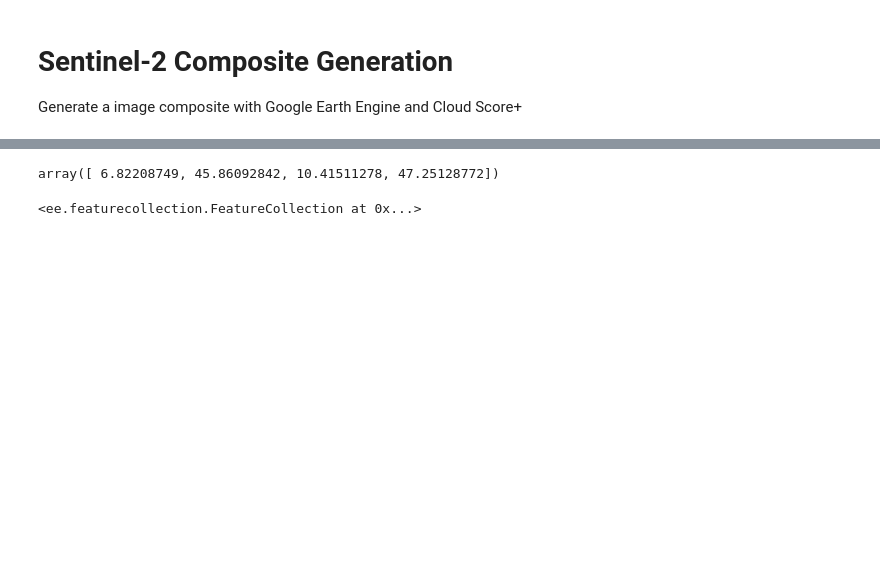
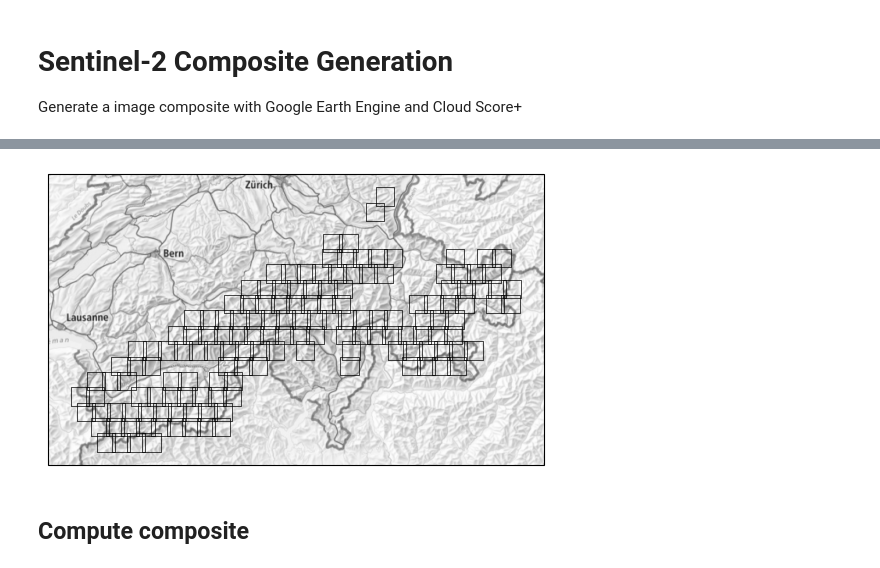
Before and after one commit to lqgentner/deep-glacier-inventory, a Jupyter notebook: notebooks/gee-s2.ipynb, the cells around one changed output, grey strips where cells are left out. Saved outputs shown, nothing was run; the diff lists cells and outputs as text; code cells hidden in the pictures; blank space fills up the shorter version.

```diff
--- a/notebooks/gee-s2.ipynb
+++ b/notebooks/gee-s2.ipynb
@@ -13,0 +43,15 @@ ee.Initialize(project="lqg-global-glaciers")
+# %%
+# Import SGI
+sgi = gpd.read_file(ROOT_DIR / "data/raw/inventory_sgi2016_r2020/SGI_2016_glaciers.shp")
+
+# Clean file
+sgi = sgi.drop(columns="pk_glacier")
+sgi.gid = sgi.gid.astype(int)
+sgi = sgi.set_index("gid", verify_integrity=True).sort_index().to_crs("EPSG:4326")
+sgi_bounds = sgi.total_bounds
+# Get a single shape of the union
+sgi_union = sgi.union_all()
+# %%
+grid = MajorTOMGrid(dist=10_000)
+cells = grid.get_cells(aoi=sgi_union, buffer_ratio=0.1)
+cells.head()
@@ -13,0 +65,15 @@ ee.Initialize(project="lqg-global-glaciers")
+# %%
+proj = ccrs.PlateCarree()
+fig, ax = plt.subplots(subplot_kw={"projection": proj})
+cells.plot(ax=ax, edgecolor="black", linewidth=0.5, color="None")
+
+cx.add_basemap(
+    ax,
+    crs="epsg:4326",
+    source=cx.providers.SwissFederalGeoportal.NationalMapGrey,
+    attribution=False,
+)
+# %% [output]
+[figure, added]
+# %% [markdown]
+## Compute composite
@@ -62,20 +101,0 @@ CLEAR_THRESHOLD = 0.5
-# %%
-# Import SGI
-sgi = geopandas.read_file(
-    ROOT_DIR / "data/raw/inventory_sgi2016_r2020/SGI_2016_glaciers.shp"
-)
-
-# Clean file
-sgi = sgi.drop(columns="pk_glacier")
-sgi.gid = sgi.gid.astype(int)
-sgi = sgi.set_index("gid", verify_integrity=True).sort_index().to_crs("EPSG:4326")
-sgi_bounds = sgi.total_bounds
-sgi_bounds
-# %% [output]
-array([ 6.82208749, 45.86092842, 10.41511278, 47.25128772])
-# %%
-# Convert GeoDataFrame to FeatureCollection
-fc_sgi = geemap.geopandas_to_ee(sgi)
-fc_sgi
-# %% [output]
-<ee.featurecollection.FeatureCollection at 0x...>
```
Also changed, not shown: parts of 21 cells of this notebook, 2 other files.
